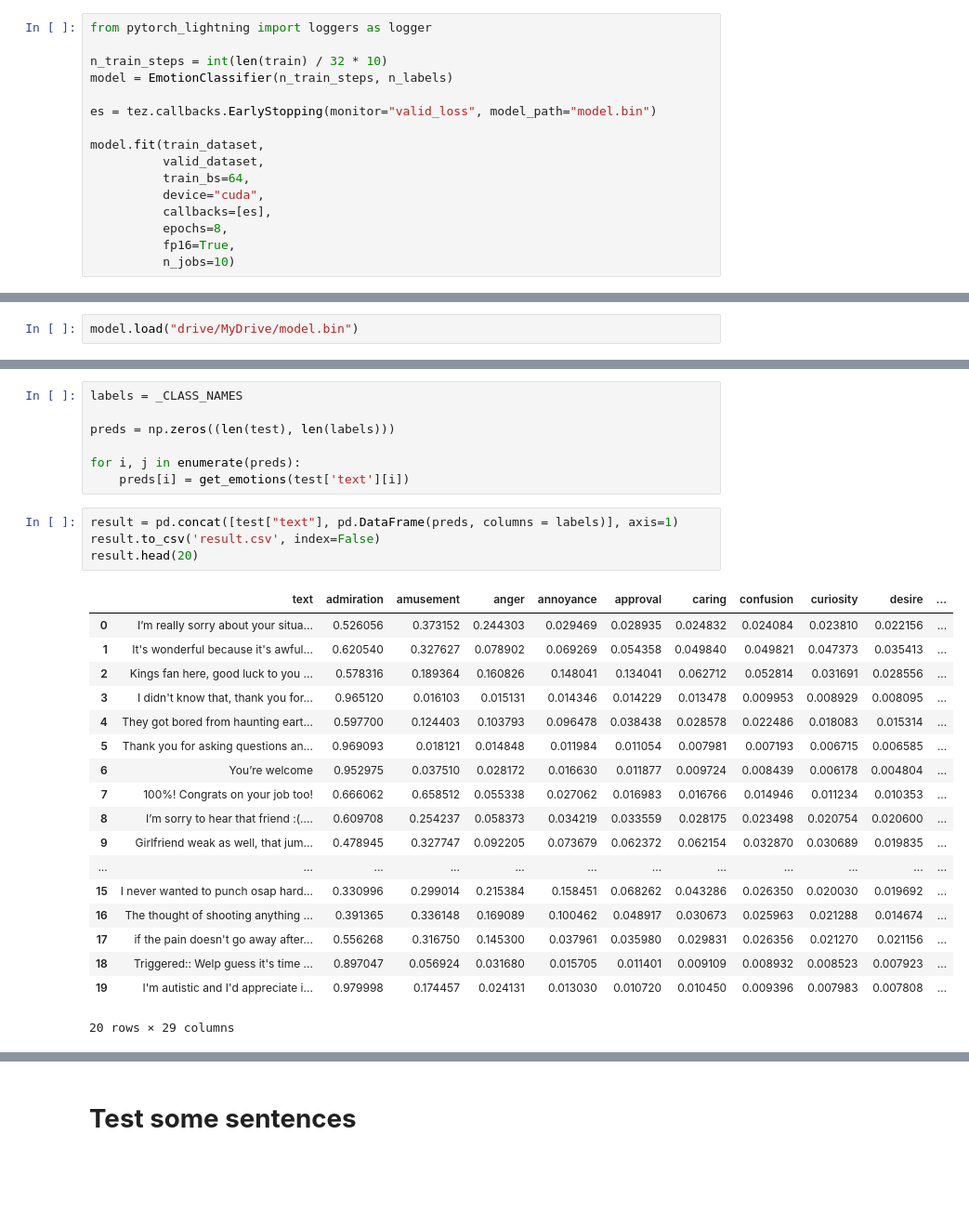
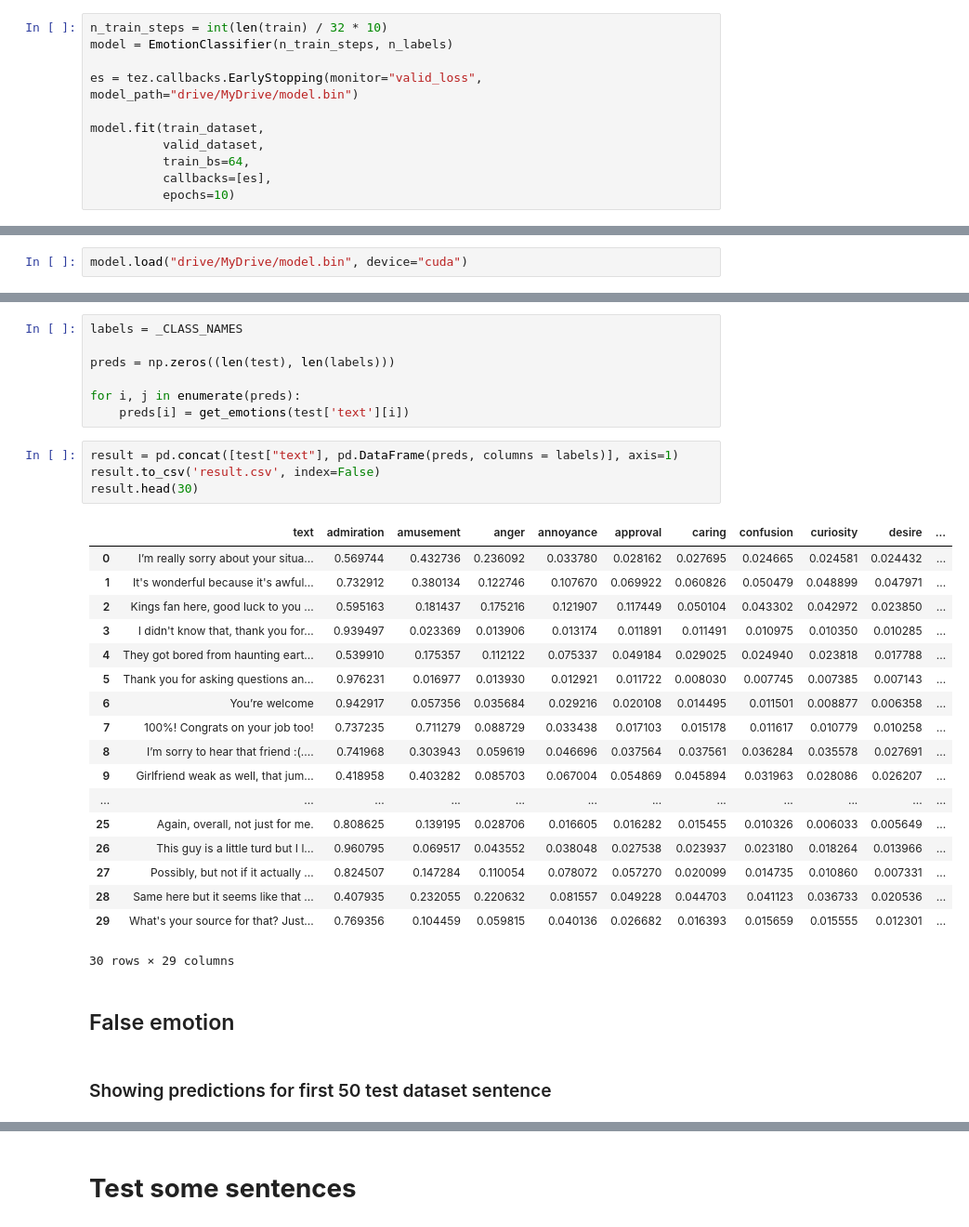
Before and after one commit to RichardRivaldo/nlp-diary, a Jupyter notebook: concepts/classifier/EmotionClassifier.ipynb, the cells around one changed output, grey strips where cells are left out. Shown at 93% size. Saved outputs shown, nothing was run; the diff lists cells and outputs as text; blank space fills up the shorter version.

```diff
--- a/concepts/classifier/EmotionClassifier.ipynb
+++ b/concepts/classifier/EmotionClassifier.ipynb
@@ -379,19 +383,14 @@ class EmotionClassifier(tez.Model):
 train_dataset = GoEmotionDataset(train.text.tolist(), train[range(n_labels)].values.tolist())
 valid_dataset = GoEmotionDataset(valid.text.tolist(), valid[range(n_labels)].values.tolist())
 # %%
-from pytorch_lightning import loggers as logger
-
 n_train_steps = int(len(train) / 32 * 10)
 model = EmotionClassifier(n_train_steps, n_labels)
 
-es = tez.callbacks.EarlyStopping(monitor="valid_loss", model_path="model.bin")
+es = tez.callbacks.EarlyStopping(monitor="valid_loss", model_path="drive/MyDrive/model.bin")
 
 model.fit(train_dataset,
           valid_dataset,
           train_bs=64,
-          device="cuda",
           callbacks=[es],
-          epochs=8,
-          fp16=True,
-          n_jobs=10)
+          epochs=10)
 # %% [output]
@@ -400,7 +399,7 @@ Some weights of the model checkpoint at squeezebert/squeezebert-uncased were not
 - This IS NOT expected if you are initializing SqueezeBertModel from the checkpoint of a model that you expect to be exactly identical (initializing a BertForSequenceClassification model from a BertFo ...
 NOTE: This is old Model class and is deprecated. It will no longer be maintained! Please use version > 0.5.1. Its much better and supports multi-gpu training too!
 # %%
-model.load("drive/MyDrive/model.bin")
+model.load("drive/MyDrive/model.bin", device="cuda")
 # %%
 test_dataset = GoEmotionDataset(test.text.tolist(), test[range(n_labels)].values.tolist())
 dataloader = DataLoader(test_dataset, batch_size=64, shuffle=False, drop_last=False)
@@ -499,23 +501,27 @@ for i, j in enumerate(preds):
 # %%
 result = pd.concat([test["text"], pd.DataFrame(preds, columns = labels)], axis=1)
 result.to_csv('result.csv', index=False)
-result.head(20)
+result.head(30)
 # %% [output]
 |  | text | admiration | amusement | anger | annoyance | approval | caring | confusion | curiosity | desire | ... |
-| 0 | I’m really sorry about your situa... | 0.526056 | 0.373152 | 0.244303 | 0.029469 | 0.028935 | 0.024832 | 0.024084 | 0.023810 | 0.022156 | ... |
-| 1 | It's wonderful because it's awful... | 0.620540 | 0.327627 | 0.078902 | 0.069269 | 0.054358 | 0.049840 | 0.049821 | 0.047373 | 0.035413 | ... |
-| 2 | Kings fan here, good luck to you ... | 0.578316 | 0.189364 | 0.160826 | 0.148041 | 0.134041 | 0.062712 | 0.052814 | 0.031691 | 0.028556 | ... |
-| 3 | I didn't know that, thank you for... | 0.965120 | 0.016103 | 0.015131 | 0.014346 | 0.014229 | 0.013478 | 0.009953 | 0.008929 | 0.008095 | ... |
-| 4 | They got bored from haunting eart... | 0.597700 | 0.124403 | 0.103793 | 0.096478 | 0.038438 | 0.028578 | 0.022486 | 0.018083 | 0.015314 | ... |
-| 5 | Thank you for asking questions an... | 0.969093 | 0.018121 | 0.014848 | 0.011984 | 0.011054 | 0.007981 | 0.007193 | 0.006715 | 0.006585 | ... |
-| 6 | You’re welcome | 0.952975 | 0.037510 | 0.028172 | 0.016630 | 0.011877 | 0.009724 | 0.008439 | 0.006178 | 0.004804 | ... |
-| 7 | 100%! Congrats on your job too! | 0.666062 | 0.658512 | 0.055338 | 0.027062 | 0.016983 | 0.016766 | 0.014946 | 0.011234 | 0.010353 | ... |
-| 8 | I’m sorry to hear that friend :(.... | 0.609708 | 0.254237 | 0.058373 | 0.034219 | 0.033559 | 0.028175 | 0.023498 | 0.020754 | 0.020600 | ... |
-| 9 | Girlfriend weak as well, that jum... | 0.478945 | 0.327747 | 0.092205 | 0.073679 | 0.062372 | 0.062154 | 0.032870 | 0.030689 | 0.019835 | ... |
+| 0 | I’m really sorry about your situa... | 0.569744 | 0.432736 | 0.236092 | 0.033780 | 0.028162 | 0.027695 | 0.024665 | 0.024581 | 0.024432 | ... |
+| 1 | It's wonderful because it's awful... | 0.732912 | 0.380134 | 0.122746 | 0.107670 | 0.069922 | 0.060826 | 0.050479 | 0.048899 | 0.047971 | ... |
+| 2 | Kings fan here, good luck to you ... | 0.595163 | 0.181437 | 0.175216 | 0.121907 | 0.117449 | 0.050104 | 0.043302 | 0.042972 | 0.023850 | ... |
+| 3 | I didn't know that, thank you for... | 0.939497 | 0.023369 | 0.013906 | 0.013174 | 0.011891 | 0.011491 | 0.010975 | 0.010350 | 0.010285 | ... |
+| 4 | They got bored from haunting eart... | 0.539910 | 0.175357 | 0.112122 | 0.075337 | 0.049184 | 0.029025 | 0.024940 | 0.023818 | 0.017788 | ... |
+| 5 | Thank you for asking questions an... | 0.976231 | 0.016977 | 0.013930 | 0.012921 | 0.011722 | 0.008030 | 0.007745 | 0.007385 | 0.007143 | ... |
+| 6 | You’re welcome | 0.942917 | 0.057356 | 0.035684 | 0.029216 | 0.020108 | 0.014495 | 0.011501 | 0.008877 | 0.006358 | ... |
+| 7 | 100%! Congrats on your job too! | 0.737235 | 0.711279 | 0.088729 | 0.033438 | 0.017103 | 0.015178 | 0.011617 | 0.010779 | 0.010258 | ... |
+| 8 | I’m sorry to hear that friend :(.... | 0.741968 | 0.303943 | 0.059619 | 0.046696 | 0.037564 | 0.037561 | 0.036284 | 0.035578 | 0.027691 | ... |
+| 9 | Girlfriend weak as well, that jum... | 0.418958 | 0.403282 | 0.085703 | 0.067004 | 0.054869 | 0.045894 | 0.031963 | 0.028086 | 0.026207 | ... |
 | ... | ... | ... | ... | ... | ... | ... | ... | ... | ... | ... | ... |
-| 15 | I never wanted to punch osap hard... | 0.330996 | 0.299014 | 0.215384 | 0.158451 | 0.068262 | 0.043286 | 0.026350 | 0.020030 | 0.019692 | ... |
-| 16 | The thought of shooting anything ... | 0.391365 | 0.336148 | 0.169089 | 0.100462 | 0.048917 | 0.030673 | 0.025963 | 0.021288 | 0.014674 | ... |
-| 17 | if the pain doesn't go away after... | 0.556268 | 0.316750 | 0.145300 | 0.037961 | 0.035980 | 0.029831 | 0.026356 | 0.021270 | 0.021156 | ... |
-| 18 | Triggered:: Welp guess it's time ... | 0.897047 | 0.056924 | 0.031680 | 0.015705 | 0.011401 | 0.009109 | 0.008932 | 0.008523 | 0.007923 | ... |
-| 19 | I'm autistic and I'd appreciate i... | 0.979998 | 0.174457 | 0.024131 | 0.013030 | 0.010720 | 0.010450 | 0.009396 | 0.007983 | 0.007808 | ... |
+| 25 | Again, overall, not just for me. | 0.808625 | 0.139195 | 0.028706 | 0.016605 | 0.016282 | 0.015455 | 0.010326 | 0.006033 | 0.005649 | ... |
+| 26 | This guy is a little turd but I l... | 0.960795 | 0.069517 | 0.043552 | 0.038048 | 0.027538 | 0.023937 | 0.023180 | 0.018264 | 0.013966 | ... |
+| 27 | Possibly, but not if it actually ... | 0.824507 | 0.147284 | 0.110054 | 0.078072 | 0.057270 | 0.020099 | 0.014735 | 0.010860 | 0.007331 | ... |
+| 28 | Same here but it seems like that ... | 0.407935 | 0.232055 | 0.220632 | 0.081557 | 0.049228 | 0.044703 | 0.041123 | 0.036733 | 0.020536 | ... |
+| 29 | What's your source for that? Just... | 0.769356 | 0.104459 | 0.059815 | 0.040136 | 0.026682 | 0.016393 | 0.015659 | 0.015555 | 0.012301 | ... |
-20 rows × 29 columns
+30 rows × 29 columns
+# %% [markdown]
+## False emotion
+# %% [markdown]
+### Showing predictions for first 50 test dataset sentence
```
Also changed, not shown: parts of 32 cells of this notebook.
